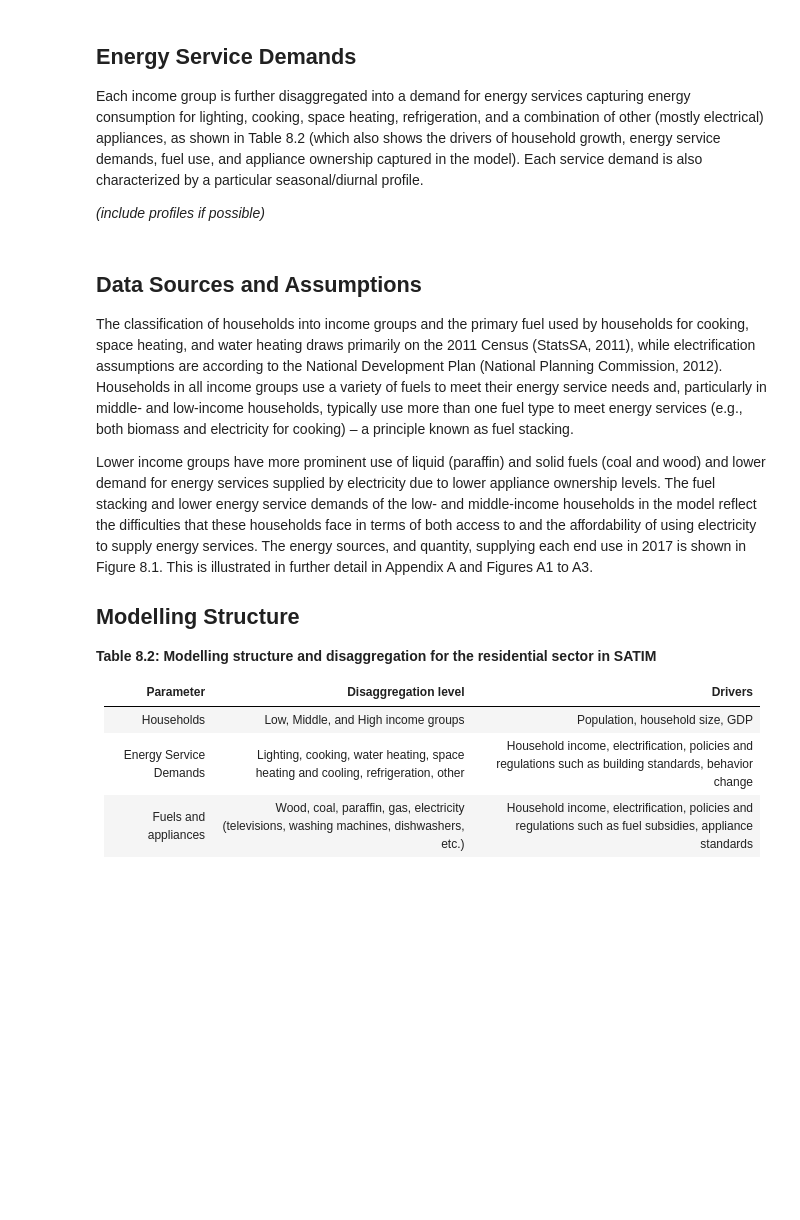
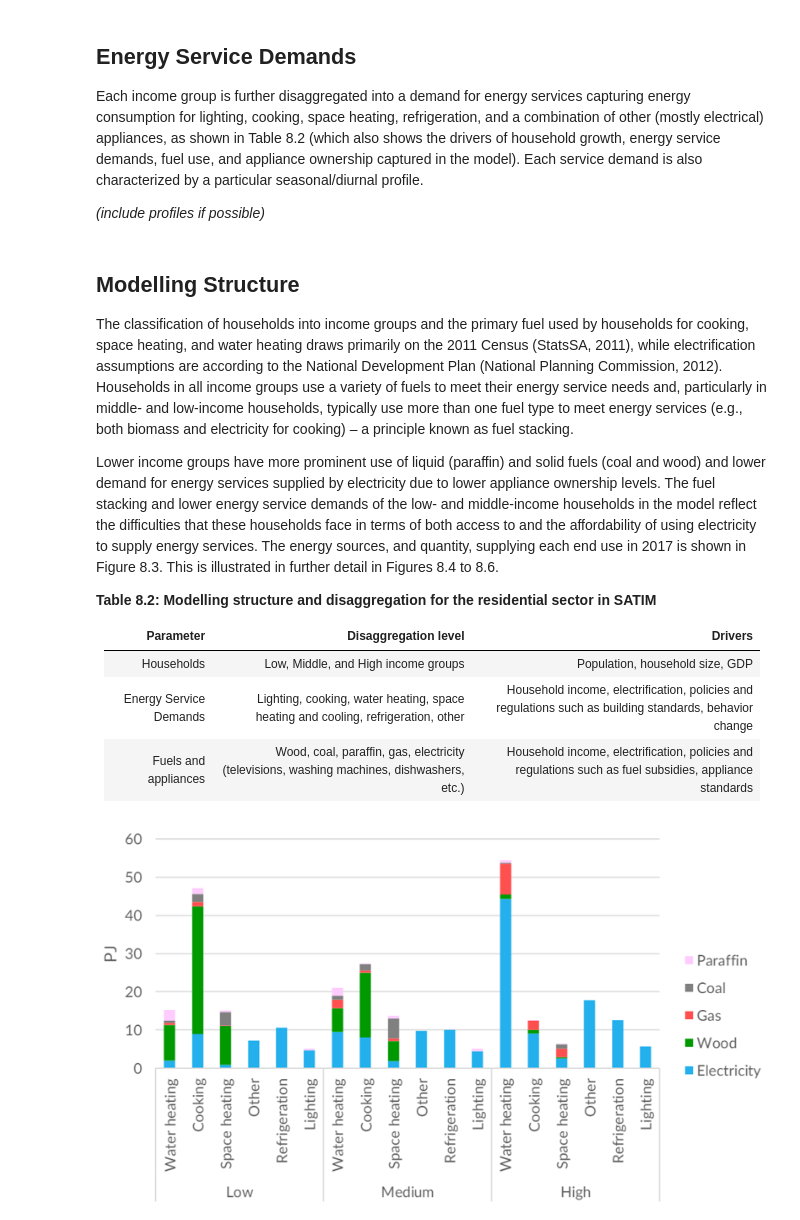
Before and after one commit to SavanhaJadedk/Satim-test-book-1.1, a Jupyter notebook: docs/08Residential.ipynb, the cells around one changed output. Cells and saved outputs as stored; diff of their text form; code cells hidden in the pictures; blank space fills up the shorter version.

```diff
--- a/docs/08Residential.ipynb
+++ b/docs/08Residential.ipynb
@@ -122,13 +122,11 @@ Each income group is further disaggregated into a demand for energy services cap
 
 *(include profiles if possible)*
 # %% [markdown]
-## Data Sources and Assumptions
+## Modelling Structure
 
 The classification of households into income groups and the primary fuel used by households for cooking, space heating, and water heating draws primarily on the 2011 Census (StatsSA, 2011), while electrification assumptions are according to the National Development Plan (National Planning Commission, 2012). Households in all income groups use a variety of fuels to meet their energy service needs and, particularly in middle- and low-income households, typically use more than one fuel type to meet energy services (e.g., both biomass and electricity for cooking) – a principle known as fuel stacking.
 
-Lower income groups have more prominent use of liquid (paraffin) and solid fuels (coal and wood) and lower demand for energy services supplied by electricity due to lower appliance ownership levels. The fuel stacking and lower energy service demands of the low- and middle-income households in the model reflect the difficulties that these households face in terms of both access to and the affordability of using electricity to supply energy services. The energy sources, and quantity, supplying each end use in 2017 is shown in Figure 8.1. This is illustrated in further detail in Appendix A and Figures A1 to A3.
-
-## Modelling Structure
+Lower income groups have more prominent use of liquid (paraffin) and solid fuels (coal and wood) and lower demand for energy services supplied by electricity due to lower appliance ownership levels. The fuel stacking and lower energy service demands of the low- and middle-income households in the model reflect the difficulties that these households face in terms of both access to and the affordability of using electricity to supply energy services. The energy sources, and quantity, supplying each end use in 2017 is shown in Figure 8.3. This is illustrated in further detail in Figures 8.4 to 8.6.
 
 **Table 8.2: Modelling structure and disaggregation for the residential sector in SATIM**
 
@@ -137,4 +135,28 @@ Lower income groups have more prominent use of liquid (paraffin) and solid fuels
 | Households | Low, Middle, and High income groups | Population, household size, GDP |
 | Energy Service Demands | Lighting, cooking, water heating, space heating and cooling, refrigeration, other | Household income, electrification, policies and regulations such as building standards, behavior change |
 | Fuels and appliances |  Wood, coal, paraffin, gas, electricity (televisions, washing machines, dishwashers, etc.) | Household income, electrification, policies and regulations such as fuel subsidies, appliance standards |
+# %%
+from IPython.display import Image, display
+import requests
+
+# Base URL of the images folder in the GitHub repository
+base_url = 'https://github.com/SavanhaJadedk/Satim-test-book-1.1/raw/IEP-Documentation/docs/Images/08Res/'
+
+# Specify the filename of the image you want to display
+image_filename = 'Res 2017 fuel use.png'
+
+# Construct the full URL of the image
+image_url = base_url + image_filename
+
+# Download the image
+response = requests.get(image_url)
+
+# Check if the request was successful
+if response.status_code == 200:
+    # Display the image in the notebook
+    display(Image(response.content))
+else:
+    print("Failed to download the image.")
+# %% [output]
+[figure, added]
 # %% [markdown]
```
Also changed, not shown: parts of 7 cells of this notebook.
